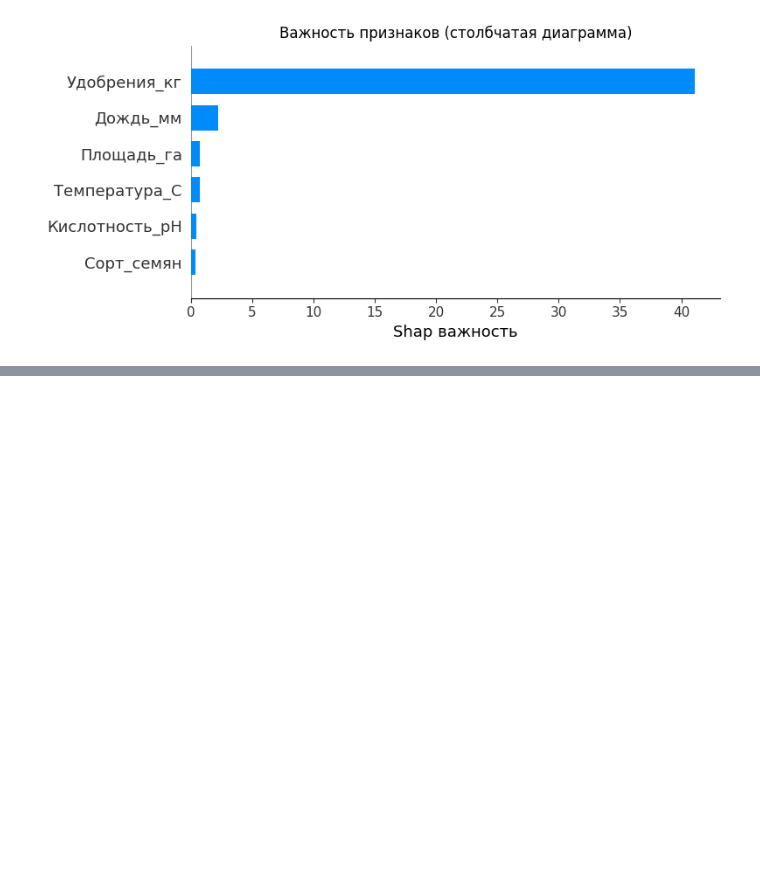
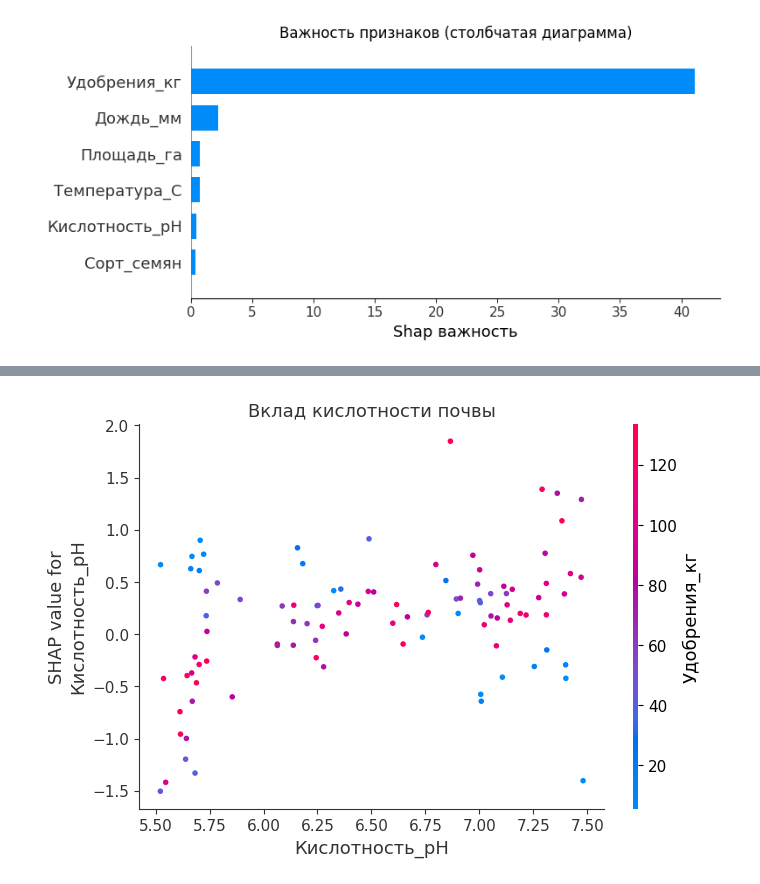
Before and after one commit to Grashch/Kaggle_tasks, a Jupyter notebook: SHAP_Values.ipynb, the cells around one changed output, grey strips where cells are left out. Cells and saved outputs as stored; diff of their text form; code cells hidden in the pictures; blank space fills up the shorter version.

```diff
--- a/SHAP_Values.ipynb
+++ b/SHAP_Values.ipynb
@@ -68,0 +81,11 @@ plt.show()
+# %%
+# Как «Кислотность_pH» влияет на прогноз
+shap.dependence_plot(
+    "Кислотность_pH",
+    shap_values,
+    X,
+    title="Вклад кислотности почвы"
+)
+plt.show()
+# %% [output]
+[figure, added]
```
Also changed, not shown: parts of 2 cells of this notebook.
